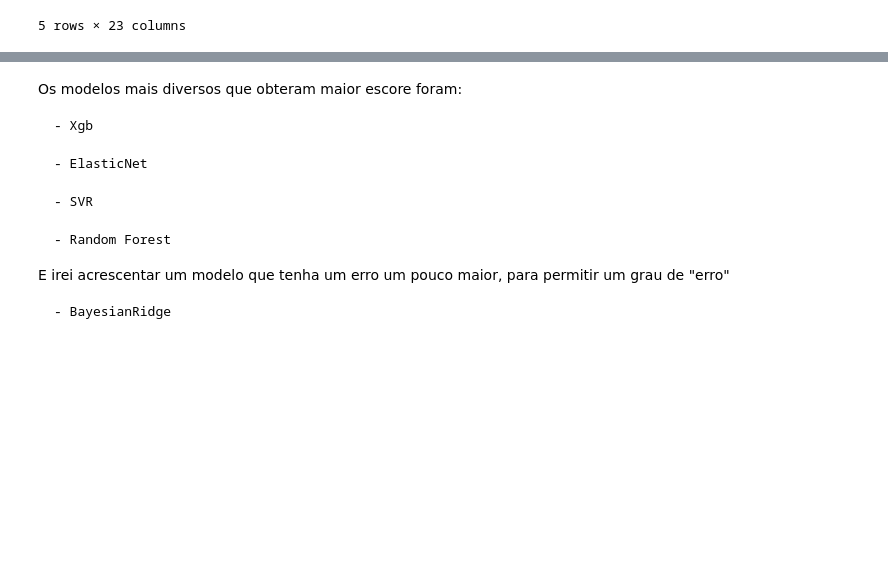
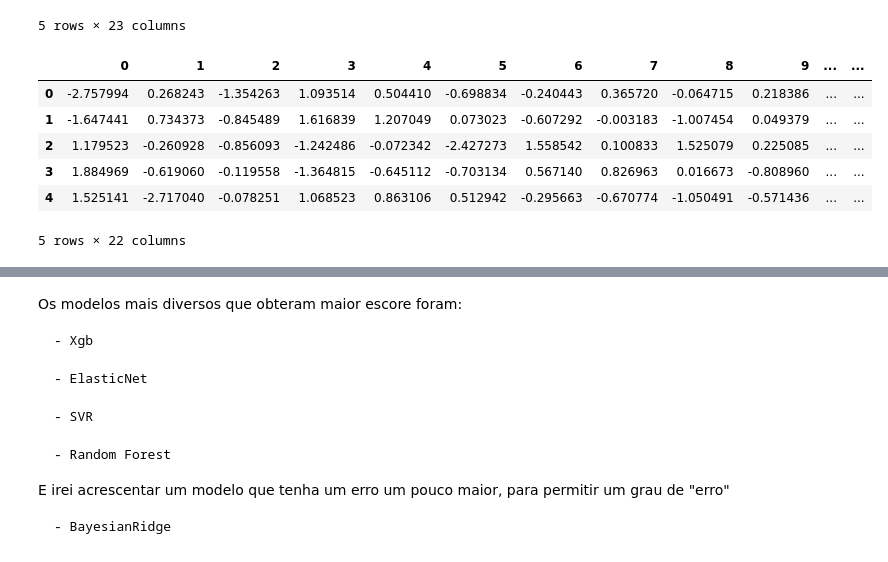
Before and after one commit to 51rL1N5/Prova_Esig, a Jupyter notebook: houseprice.ipynb, the cells around one changed output, grey strips where cells are left out. Saved outputs shown, nothing was run; the diff lists cells and outputs as text; code cells hidden in the pictures; blank space fills up the shorter version.

```diff
--- a/houseprice.ipynb
+++ b/houseprice.ipynb
@@ -903,7 +1073,7 @@ Vou utilizar apenas esses dados memso que possuem correlação cujo módulo é m
 from sklearn.model_selection import train_test_split
 
 train = train[labels_para_testar]
-
+test  = test[labels_para_testar2]
 
 trainX = train
 trainY = trainX['SalePrice']
@@ -918,5 +1108,6 @@ scaler = StandardScaler() # Normalizar a variância para 1
 # %%
 X_scaled = scaler.fit(trainX).transform(trainX)
+test_scaled = scaler.fit(test).transform(test)
 
 y_target     = trainY
 y_log_target = np.log(trainY)
@@ -944,8 +1142,11 @@ Text(0, 0.5, 'Variance (Energia) (%)')
 pca = PCA(n_components= 22)
 # %%
 X_scaled = pca.fit_transform(X_scaled)
+# %%
+test_scaled = PCA(n_components=22).fit_transform(test_scaled)
 # %%
 X_scaled = pd.DataFrame(X_scaled)
+test_scaled = pd.DataFrame(test_scaled)
 # %%
 X_scaled['SalePrice'] = trainY
 # %%
@@ -958,6 +1159,16 @@ X_scaled.head(5)
 | 3 | -1.458830 | 1.561733 | 0.810107 | -1.262373 | 0.171041 | 0.372986 | -1.024603 | -0.840572 | 0.583305 | 0.148728 | ... | ... |
 | 4 | 4.346786 | -0.331784 | 0.666071 | -0.220325 | 0.087142 | -0.362141 | -1.106719 | 0.395900 | 1.375804 | 0.173109 | ... | ... |
 5 rows × 23 columns
+# %%
+test_scaled.head(5)
+# %% [output]
+|  | 0 | 1 | 2 | 3 | 4 | 5 | 6 | 7 | 8 | 9 | ... | ... |
+| 0 | -2.757994 | 0.268243 | -1.354263 | 1.093514 | 0.504410 | -0.698834 | -0.240443 | 0.365720 | -0.064715 | 0.218386 | ... | ... |
+| 1 | -1.647441 | 0.734373 | -0.845489 | 1.616839 | 1.207049 | 0.073023 | -0.607292 | -0.003183 | -1.007454 | 0.049379 | ... | ... |
+| 2 | 1.179523 | -0.260928 | -0.856093 | -1.242486 | -0.072342 | -2.427273 | 1.558542 | 0.100833 | 1.525079 | 0.225085 | ... | ... |
+| 3 | 1.884969 | -0.619060 | -0.119558 | -1.364815 | -0.645112 | -0.703134 | 0.567140 | 0.826963 | 0.016673 | -0.808960 | ... | ... |
+| 4 | 1.525141 | -2.717040 | -0.078251 | 1.068523 | 0.863106 | 0.512942 | -0.295663 | -0.670774 | -1.050491 | -0.571436 | ... | ... |
+5 rows × 22 columns
 # %%
 trainX, testX = train_test_split(X_scaled, test_size=0.1, random_state=42)
 
```
Also changed, not shown: parts of 68 cells of this notebook.
